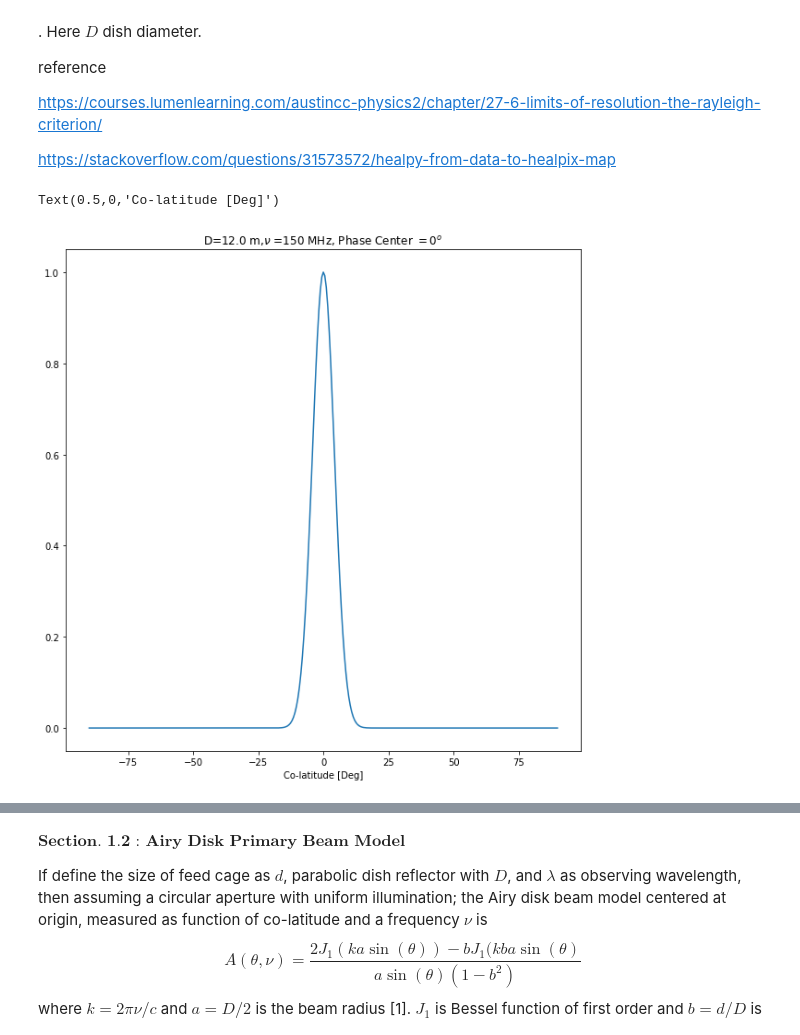
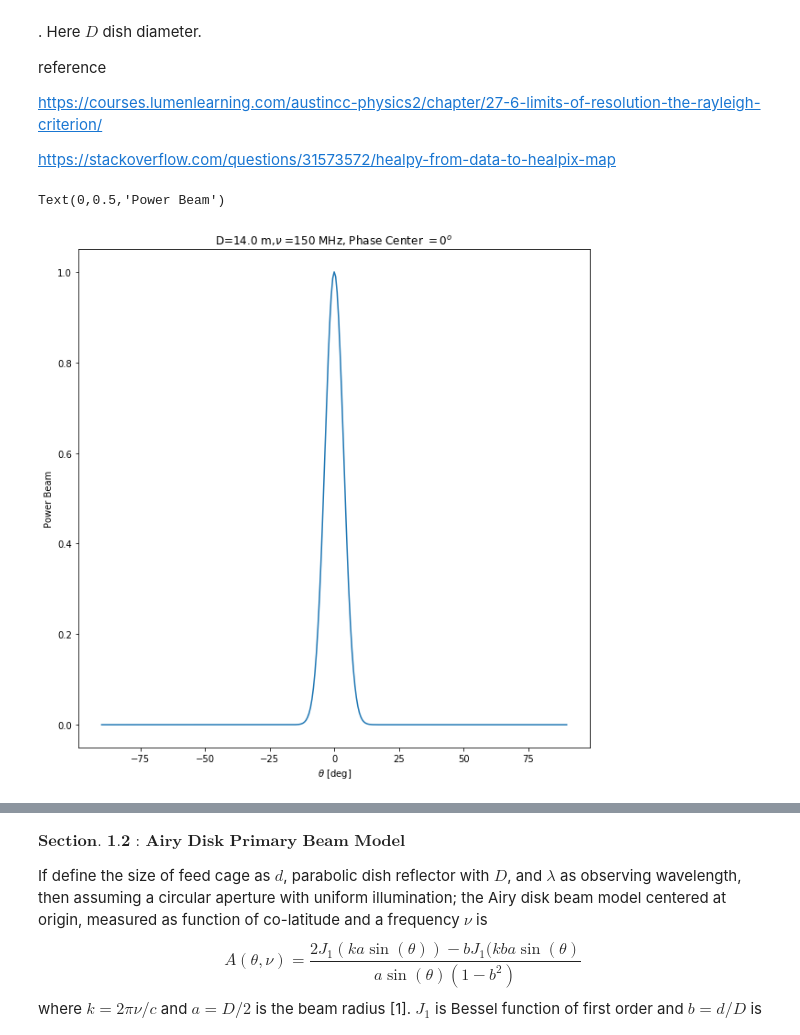
Before and after one commit to UKZN-Astronomy/hera_corrcal, a Jupyter notebook: Simulations/Beam Simulator.ipynb, the cells around one changed output, grey strips where cells are left out. Cells and saved outputs as stored; diff of their text form; code cells hidden in the pictures.

```diff
--- a/Simulations/Beam Simulator.ipynb
+++ b/Simulations/Beam Simulator.ipynb
@@ -51,22 +51,23 @@ from scipy import special as sp
 # %%
 #1d Gaussain with and without beam size and point errors
 
 freq_mid = 150e6
 RA_0,DEC_0 = 21.41100,-30.72100
-d_diam =12.0
+d_diam =14.0
 sigma_fwhm = sigma_func(d_diam,freq_mid)
 
 theta = np.arange(-np.deg2rad(90),np.deg2rad(90),0.01)
 gpbeam = [gaussian_beam(0.0,0.0,theta[i],0.0,sigma_fwhm,0.0,0.0,0.0) for i in range(theta.size)]
 
 
 
 
 plt.figure(figsize=(10,10))
-plt.title(r'D=12.0 m,$\nu$ =150 MHz, Phase Center $=0^o$ ')
+plt.title(r'D=14.0 m,$\nu$ =150 MHz, Phase Center $=0^o$ ')
 plt.plot(np.rad2deg(theta),gpbeam)
-plt.xlabel(r'Co-latitude [Deg]')
+plt.xlabel(r'$\theta$ [deg]')
+plt.ylabel('Power Beam')
 # %% [output]
-Text(0.5,0,'Co-latitude [Deg]')
+Text(0,0.5,'Power Beam')
-[figure, old version]
+[figure, new version]
 # %%
```
Also changed, not shown: parts of 8 cells of this notebook.
